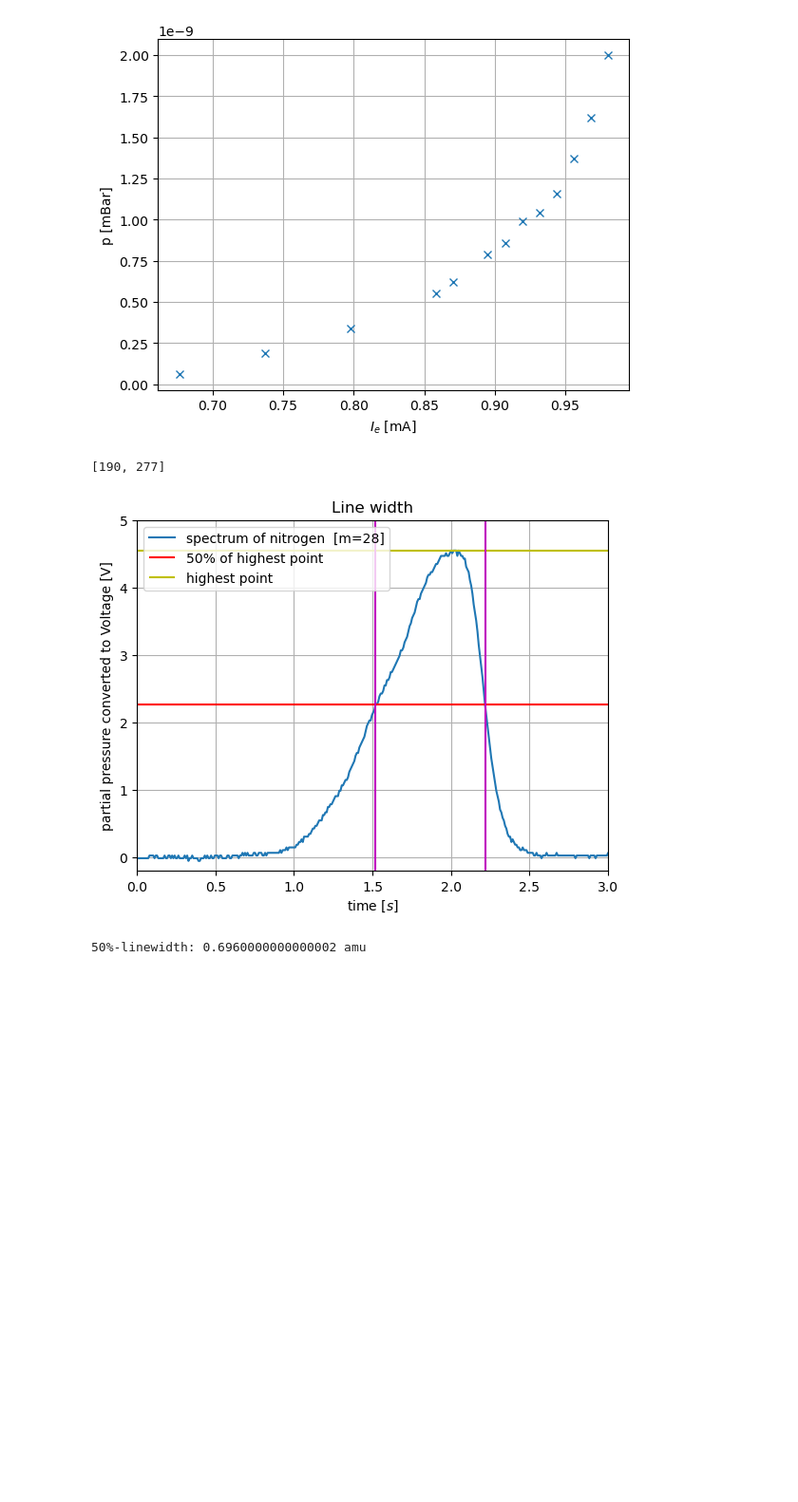
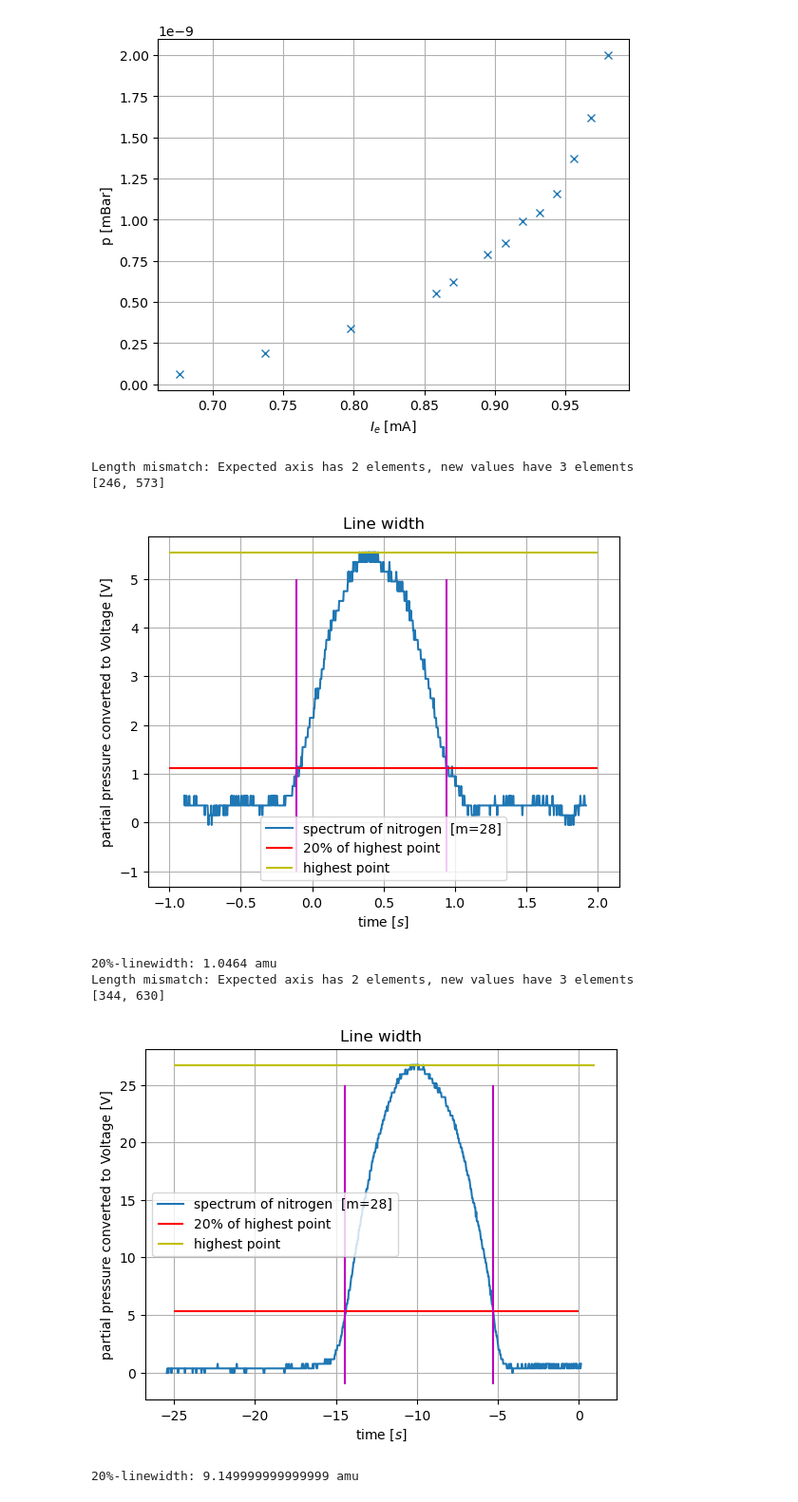
Before and after one commit to HerbertderGrosse/P3, a Jupyter notebook: Massenspektrometer/Mass_spectroskopy.ipynb, the cells around one changed output. Shown at 95% size. Cells and saved outputs as stored; diff of their text form; code cells hidden in the pictures; blank space fills up the shorter version.

```diff
--- a/Massenspektrometer/Mass_spectroskopy.ipynb
+++ b/Massenspektrometer/Mass_spectroskopy.ipynb
@@ -91,37 +93,79 @@ plt.show()
 # %% [output]
 [figure]
 # %%
-percentage= 50
+percentage= 20
 
 
-width_percent = read_Tek(15,[0.5,0.7])
+width_percent = read_Tek(27,[0.36,0.8])
 x_offset=min(width_percent["Ch2"])+0.05
 plt.plot(width_percent["time"],width_percent["Ch2"]-x_offset,label="spectrum of nitrogen  [m=28]")
 
 
 percentage_height=max(width_percent["Ch2"]-x_offset)*percentage/100
-plt.hlines(percentage_height,0,3.5,"r", label=f"{percentage}% of highest point")
-plt.hlines(max(width_percent["Ch2"]-x_offset),0,3.5,"y",label="highest point")
+plt.hlines(percentage_height,-1,2,"r", label=f"{percentage}% of highest point")
+plt.hlines(max(width_percent["Ch2"]-x_offset),-1,2,"y",label="highest point")
 
-peaks=[np.argmin(np.abs(percentage_height-width_percent["Ch2"]+x_offset)[0:200]),np.argmin(np.abs(percentage_height-width_percent["Ch2"]+x_offset)[200:])+200]
+split = np.argmax(width_percent["Ch2"])
+
+peaks=[np.argmin(np.abs(percentage_height-width_percent["Ch2"]+x_offset)[0:split]),np.argmin(np.abs(percentage_height-width_percent["Ch2"]+x_offset)[split:])+split]
 print(peaks)
 time = np.array(width_percent["time"])
 
 plt.vlines(time[peaks],-1,5,"m")
-plt.xlim(0,3)
-plt.ylim(-0.2,5)
+
+
 plt.title("Line width")
 plt.grid(69)
 plt.legend()
 plt.ylabel("partial pressure converted to Voltage [V]")
 plt.xlabel("time [$s$]")
 plt.show()
 
 print(f"{percentage}%-linewidth:",time[peaks[1]]-time[peaks[0]], "amu")
+
+
+
+
+width_percent = read_Tek(25,[0.1,0.5])
+x_offset=min(width_percent["Ch2"])+0.05
+plt.plot(width_percent["time"],width_percent["Ch2"]-x_offset,label="spectrum of nitrogen  [m=28]")
+
+
+percentage_height=max(width_percent["Ch2"]-x_offset)*percentage/100
+plt.hlines(percentage_height,-25,0,"r", label=f"{percentage}% of highest point")
+plt.hlines(max(width_percent["Ch2"]-x_offset),-25,1,"y",label="highest point")
+
+split = np.argmax(width_percent["Ch2"])
+
+peaks=[np.argmin(np.abs(percentage_height-width_percent["Ch2"]+x_offset)[0:split]),np.argmin(np.abs(percentage_height-width_percent["Ch2"]+x_offset)[split:])+split]
+print(peaks)
+time = np.array(width_percent["time"])
+
+plt.vlines(time[peaks],-1,25,"m")
+
+
+plt.title("Line width")
+plt.grid(69)
+plt.legend()
+plt.ylabel("partial pressure converted to Voltage [V]")
+plt.xlabel("time [$s$]")
+plt.show()
+
+print(f"{percentage}%-linewidth:",time[peaks[1]]-time[peaks[0]], "amu")
+
+
+
+
+## Tek25-> Co2  Tek27 -> nitrogen theoretically
 # %% [output]
-[190, 277]
+Length mismatch: Expected axis has 2 elements, new values have 3 elements
+[246, 573]
-[figure, old version]
+[figure, new version]
-50%-linewidth: 0.6960000000000002 amu
+20%-linewidth: 1.0464 amu
+Length mismatch: Expected axis has 2 elements, new values have 3 elements
+[344, 630]
+[figure, added]
+20%-linewidth: 9.149999999999999 amu
 # %%
 # 14m  disso Tek 31
 
```
Also changed, not shown: parts of 6 cells of this notebook.
